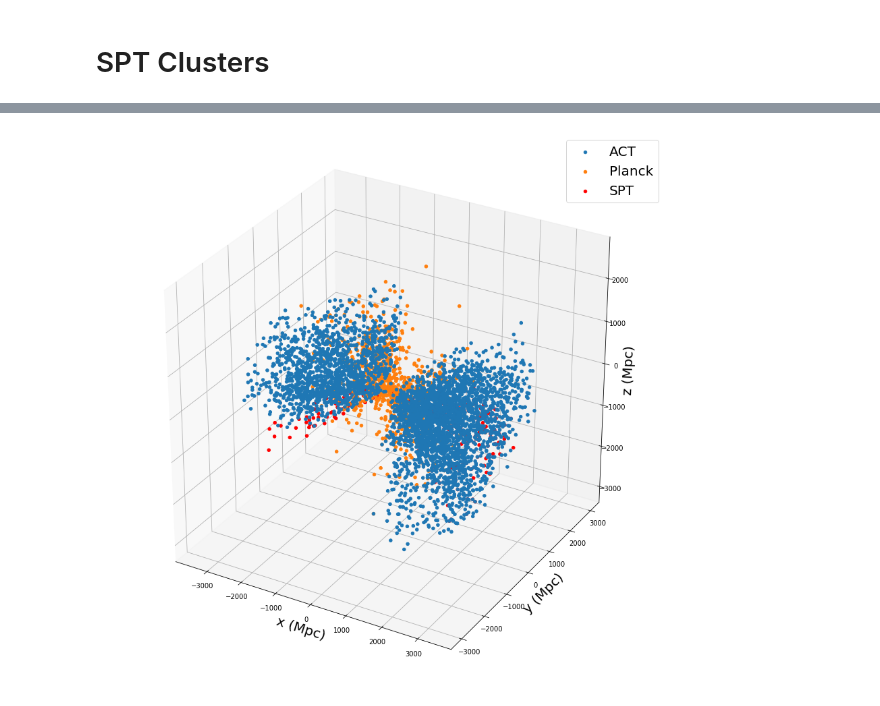
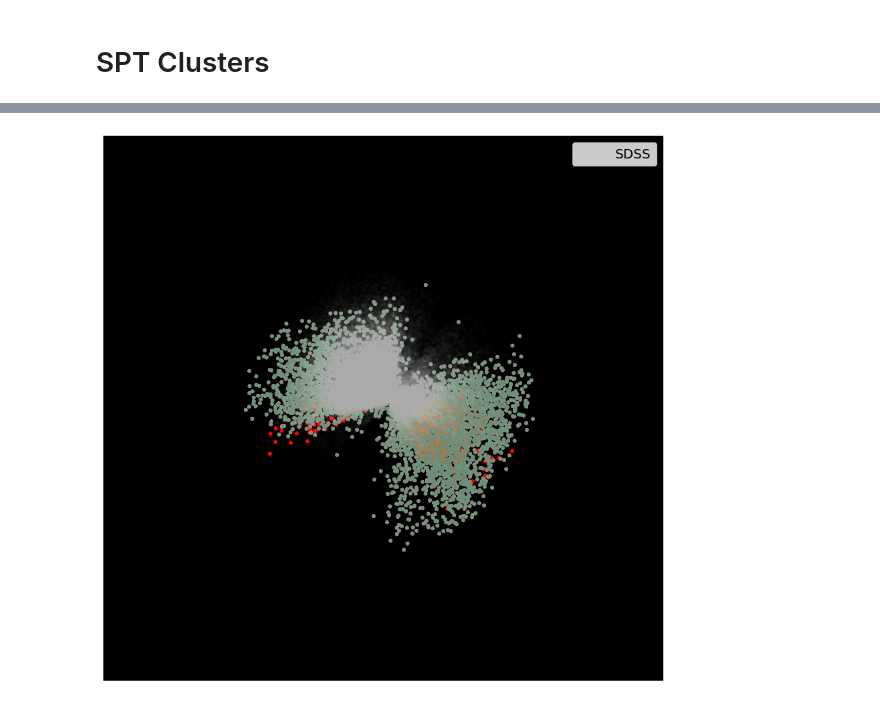
Before and after one commit to PrincetonUniversity/AST541-Fall2020, a Jupyter notebook: notebooks/sz_clusters.ipynb, the cells around one changed output, grey strips where cells are left out. Cells and saved outputs as stored; diff of their text form; code cells hidden in the pictures.

Commit message:
added SDSS background to sz clusters; attempted to animate figure

```diff
--- a/notebooks/sz_clusters.ipynb
+++ b/notebooks/sz_clusters.ipynb
@@ -15,0 +21,8 @@ def dist(z):
+# %%
+sdss = pd.read_csv('../data/cmb/sdss.csv')
+
+ra_arr = sdss['ra'].values
+dec_arr = sdss['dec'].values
+z_arr = sdss['z'].values
+
+print(z_arr)
@@ -90,3 +135,12 @@ for i in range(len(spt_ra_arr)):
     spt_x_cart_arr[i] = x_i
     spt_y_cart_arr[i] = y_i
     spt_z_cart_arr[i] = z_i
+# %%
+# Cut SDSS data so it's relevant
+
+max_x = max([max(np.abs(spt_x_cart_arr)),max(np.abs(x_planck_arr)),max(np.abs(x_cart_arr))])
+max_y = max([max(np.abs(spt_y_cart_arr)),max(np.abs(y_planck_arr)),max(np.abs(y_cart_arr))])
+max_z = max([max(np.abs(spt_z_cart_arr)),max(np.abs(z_planck_arr)),max(np.abs(z_cart_arr))])
+
+inds = np.where((np.abs(x_sdss_arr) <= 1.25*max_x) & (np.abs(y_sdss_arr) <= 1.25*max_y) & (np.abs(z_sdss_arr) <= 1.25*max_z))[0]
+# len(sdss)
@@ -95,26 +186,61 @@ from mpl_toolkits.mplot3d import Axes3D
 %matplotlib inline
 fig = plt.figure(figsize=(15, 15))
 ax = fig.add_subplot(111, projection='3d')
-act_plt = ax.scatter(x_cart_arr, y_cart_arr, z_cart_arr, alpha=1.0, s=20, label='ACT')
-planck_plt = ax.scatter(x_planck_arr, y_planck_arr, z_planck_arr, alpha=1.0, label='Planck')
-spt_plt = ax.scatter(spt_x_cart_arr, spt_y_cart_arr, spt_z_cart_arr, alpha=1.0, s=20, color='r', label='SPT')
+ax.set_facecolor('k')
+plt.ion()
+sdss_plt = ax.scatter(x_sdss_arr[inds], y_sdss_arr[inds], z_sdss_arr[inds], alpha=0.01, s=20, color='w', label='SDSS')
+# act_plt = ax.scatter(x_cart_arr, y_cart_arr, z_cart_arr, alpha=1.0, s=20, label='ACT')
+# planck_plt = ax.scatter(x_planck_arr, y_planck_arr, z_planck_arr, alpha=1.0, label='Planck')
+# spt_plt = ax.scatter(spt_x_cart_arr, spt_y_cart_arr, spt_z_cart_arr, alpha=1.0, s=20, color='r', label='SPT')
+
+
 ax.legend(fontsize=20)
-ax.set_xlabel('x (Mpc)', fontsize=20)
-ax.set_ylabel('y (Mpc)', fontsize=20)
-ax.set_zlabel('z (Mpc)', fontsize=20)
+# Hide grid lines
+ax.grid(False)
+
+# Hide axes ticks
+ax.set_xticks([])
+ax.set_yticks([])
+ax.set_zticks([])
+ax.set_axis_off()
+ax.set_xlabel('x (Mpc)', fontsize=20, color='w')
+ax.set_ylabel('y (Mpc)', fontsize=20, color='w')
+ax.set_zlabel('z (Mpc)', fontsize=20, color='w')
+
+def animate(i):
+    print(i)
+    if i <10:
+        line = ax.scatter(x_cart_arr, y_cart_arr, z_cart_arr, alpha=1.0, s=20, label='ACT')
+        rate = 0.1*(10-i)
+        line.set_alpha(rate)
+    elif i >= 10 and i <20:
+        line = ax.scatter(x_planck_arr, y_planck_arr, z_planck_arr, alpha=1.0, label='Planck')
+        rate = 0.1*(20-i)
+        line.set_alpha(rate)
+    elif i >= 20 and i <30:
+        line = ax.scatter(spt_x_cart_arr, spt_y_cart_arr, spt_z_cart_arr, alpha=1.0, s=20, color='r', label='SPT')
+        rate = 0.1*(30-i)
+        line.set_alpha(rate)
+
+    return (line,)
+
+anim = FuncAnimation(fig, animate, frames=30, interval=20, blit=True)
+
+HTML(anim.to_html5_video())
+
 # for rate in [0.1 * x for x in range(10, -1, -1)]:
-#     planck_plt.set_alpha(rate)
-#     spt_plt.set_alpha(rate)
+#     act_plt.set_alpha(rate)
+# #     spt_plt.set_alpha(rate)
 #     plt.draw()
 #     plt.pause(0.1)
 # plt.pause(1.0)
-# for rate in [0.1 * x for x in range(0, 11, 1)]:
+# for rate in [0.1 * x for x in range(10, -1, -1)]:
 #     planck_plt.set_alpha(rate)
-#     spt_plt.set_alpha(rate)
+# #     spt_plt.set_alpha(rate)
 #     plt.draw()
 #     plt.pause(0.1)
 # for rate in [0.1 * x for x in range(10, -1, -1)]:
-#     act_plt.set_alpha(rate)
+# #     act_plt.set_alpha(rate)
 #     spt_plt.set_alpha(rate)
 #     plt.draw()
 #     plt.pause(0.1)
@@ -136,5 +262,5 @@ ax.set_zlabel('z (Mpc)', fontsize=20)
 #     plt.draw()
 #     plt.pause(0.1)
 # plt.ioff()
-# fig.show()
+# plt.show()
 # %% [output]
@@ -142 +285 @@ Text(0.5, 0, 'z (Mpc)')
-[figure, old version]
+[figure, new version]
```
Also changed, not shown: parts of 10 cells of this notebook, 1 other file.
